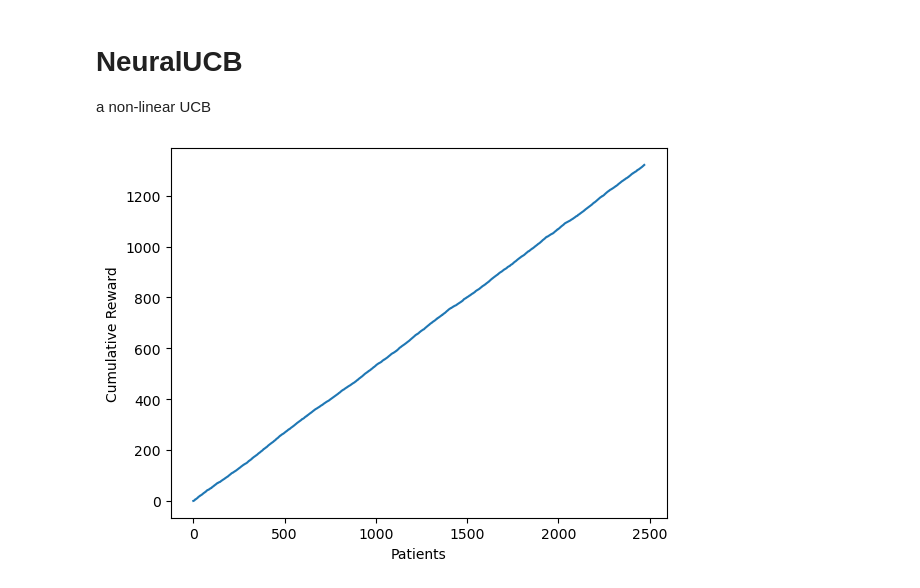
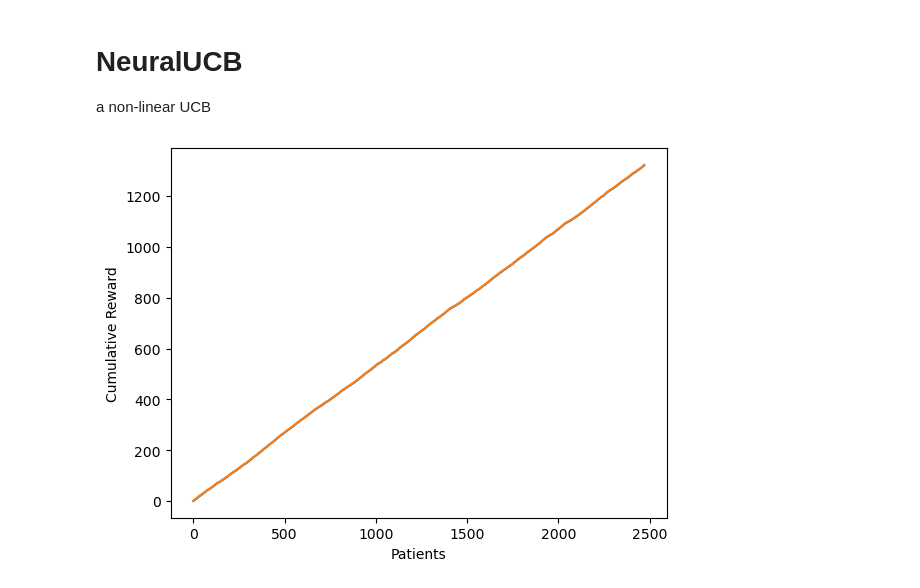
Before and after one commit to maja-jablonska/stroke-bandits, a Jupyter notebook: bandit.ipynb, the cells around one changed output. Cells and saved outputs as stored; diff of their text form; code cells hidden in the pictures.

```diff
--- a/bandit.ipynb
+++ b/bandit.ipynb
@@ -136,11 +135,8 @@ for policy, policy_name in zip([neural_ucb], ['NeuralUCB']):
         # (do not track reward in autograd, as it's a target, not a parameter)
         reward_tensor = torch.tensor(reward_scalar, dtype=torch.float32, device=phi.device, requires_grad=False)
 
-        # Detach phi to ensure no graph is kept between updates
-        phi = phi.detach()
-
         # Update policy
-        policy.update(action, phi, reward_tensor)
+        policy.update(context, action, phi, reward_tensor)
 
         # Track reward
         rewards.append(reward_scalar)
@@ -158,9 +154,10 @@ for policy, policy_name in zip([neural_ucb], ['NeuralUCB']):
 # %%
 import matplotlib.pyplot as plt
 
 plt.plot(results['NeuralUCB']['cumulative_rewards'])
+plt.plot(results['LinUCB']['cumulative_rewards'])
 plt.gca().set_ylabel('Cumulative Reward')
 plt.gca().set_xlabel('Patients')
 plt.show()
 # %% [output]
-[figure, old version]
+[figure, new version]
```
Also changed, not shown: parts of 1 cell of this notebook, 1 other file.
